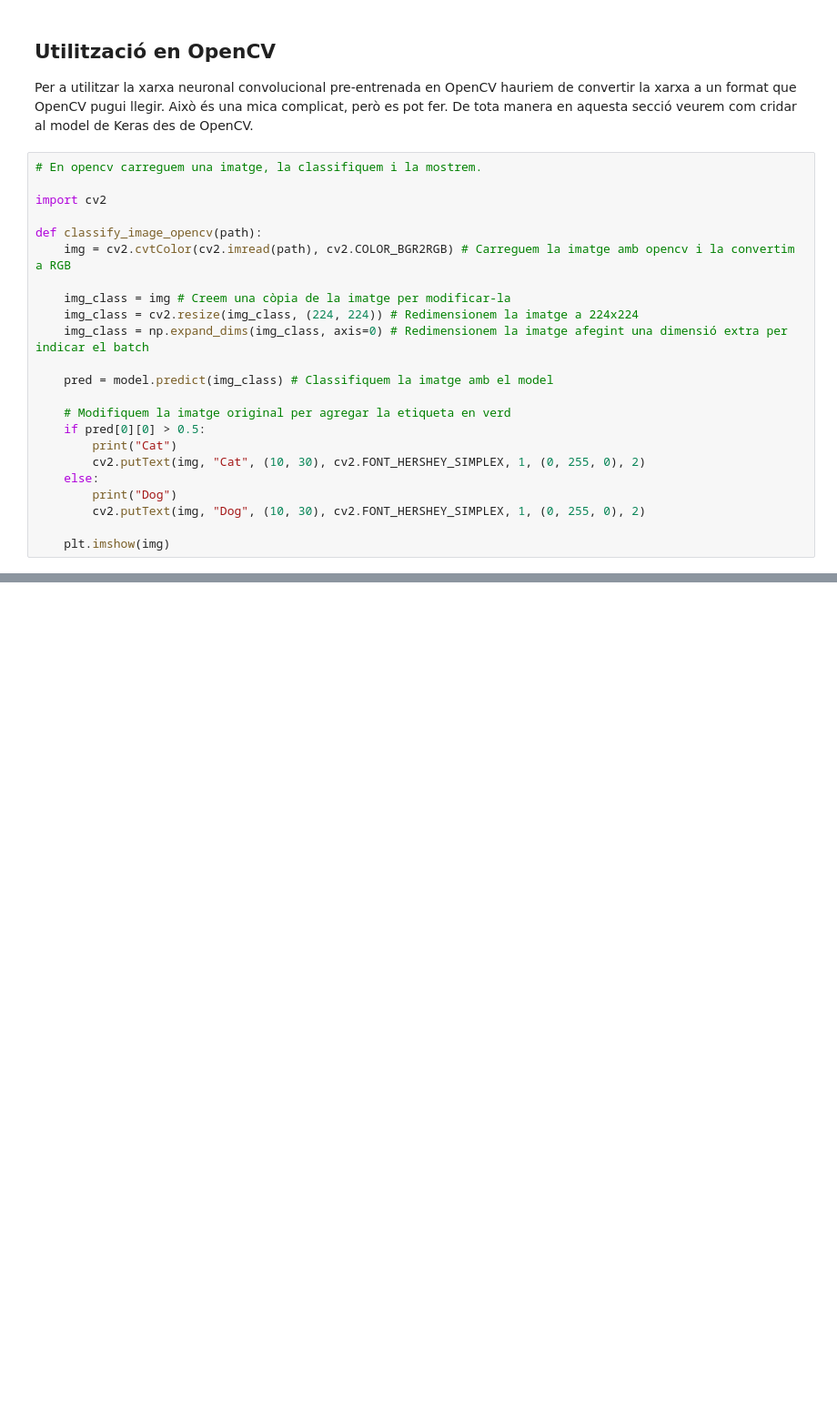
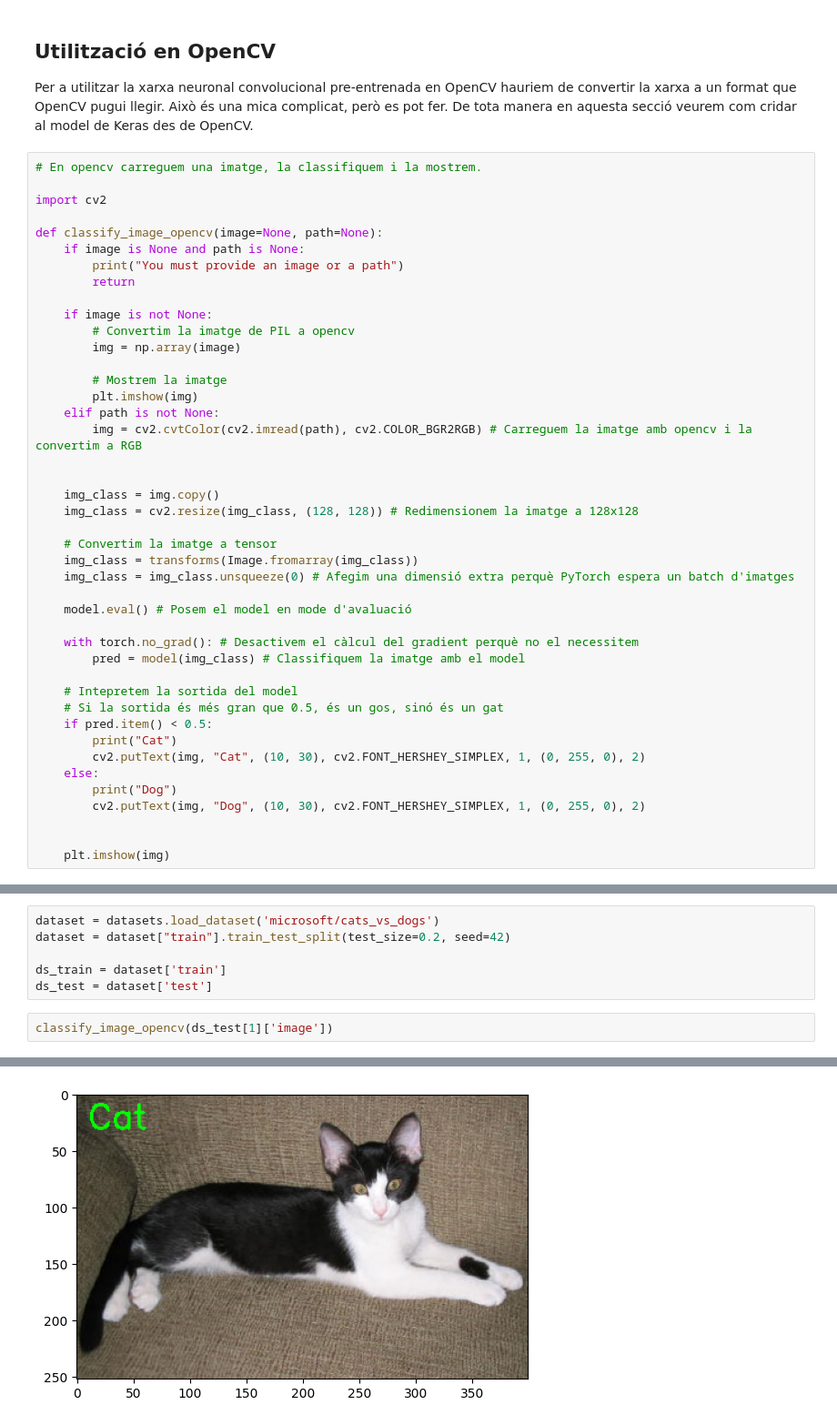
Before and after one commit to lawer/mia, a Jupyter notebook: apunts/2.-segon_trimestre/8.-Reconeixement imatges/2_Classificacio_imatges_gossos_gats_pytorch.ipynb, the cells around one changed output, grey strips where cells are left out. Shown at 91% size. Drawn from its saved outputs; the diff is of its cells as text; blank space fills up the shorter version.

```diff
--- a/apunts/2.-segon_trimestre/8.-Reconeixement imatges/2_Classificacio_imatges_gossos_gats_pytorch.ipynb
+++ b/apunts/2.-segon_trimestre/8.-Reconeixement imatges/2_Classificacio_imatges_gossos_gats_pytorch.ipynb
@@ -544,21 +720,41 @@ Per a utilitzar la xarxa neuronal convolucional pre-entrenada en OpenCV hauriem
 
 import cv2
 
-def classify_image_opencv(path):
-    img = cv2.cvtColor(cv2.imread(path), cv2.COLOR_BGR2RGB) # Carreguem la imatge amb opencv i la convertim a RGB
+def classify_image_opencv(image=None, path=None):
+    if image is None and path is None:
+        print("You must provide an image or a path")
+        return
 
-    img_class = img # Creem una còpia de la imatge per modificar-la
-    img_class = cv2.resize(img_class, (224, 224)) # Redimensionem la imatge a 224x224
-    img_class = np.expand_dims(img_class, axis=0) # Redimensionem la imatge afegint una dimensió extra per indicar el batch
+    if image is not None:
+        # Convertim la imatge de PIL a opencv
+        img = np.array(image)
 
-    pred = model.predict(img_class) # Classifiquem la imatge amb el model
+        # Mostrem la imatge
+        plt.imshow(img)
+    elif path is not None:
+        img = cv2.cvtColor(cv2.imread(path), cv2.COLOR_BGR2RGB) # Carreguem la imatge amb opencv i la convertim a RGB
 
-    # Modifiquem la imatge original per agregar la etiqueta en verd
-    if pred[0][0] > 0.5:
+
+    img_class = img.copy()
+    img_class = cv2.resize(img_class, (128, 128)) # Redimensionem la imatge a 128x128
+
+    # Convertim la imatge a tensor
+    img_class = transforms(Image.fromarray(img_class))
+    img_class = img_class.unsqueeze(0) # Afegim una dimensió extra perquè PyTorch espera un batch d'imatges
+
+    model.eval() # Posem el model en mode d'avaluació
+
+    with torch.no_grad(): # Desactivem el càlcul del gradient perquè no el necessitem
+        pred = model(img_class) # Classifiquem la imatge amb el model
+
+    # Intepretem la sortida del model
+    # Si la sortida és més gran que 0.5, és un gos, sinó és un gat
+    if pred.item() < 0.5:
         print("Cat")
         cv2.putText(img, "Cat", (10, 30), cv2.FONT_HERSHEY_SIMPLEX, 1, (0, 255, 0), 2)
     else:
         print("Dog")
         cv2.putText(img, "Dog", (10, 30), cv2.FONT_HERSHEY_SIMPLEX, 1, (0, 255, 0), 2)
 
+
     plt.imshow(img)
@@ -568,0 +763,9 @@ classify_image_opencv('data/PetImages/Dog/1.jpg')
+# %%
+dataset = datasets.load_dataset('microsoft/cats_vs_dogs')
+dataset = dataset["train"].train_test_split(test_size=0.2, seed=42)
+
+ds_train = dataset['train']
+ds_test = dataset['test']
+# %%
+classify_image_opencv(ds_test[1]['image'])
+# %% [output]
@@ -568,0 +773 @@ classify_image_opencv('data/PetImages/Dog/1.jpg')
+[figure, added]
```
Also changed, not shown: parts of 48 cells of this notebook, 2 other files.
